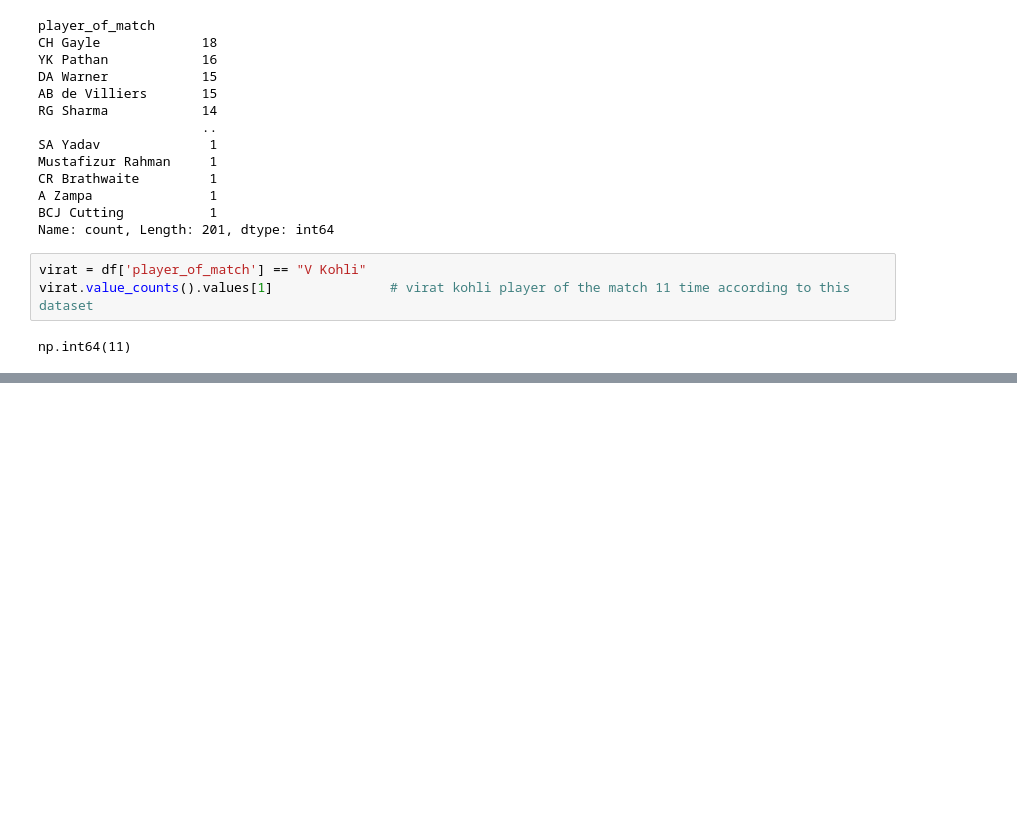
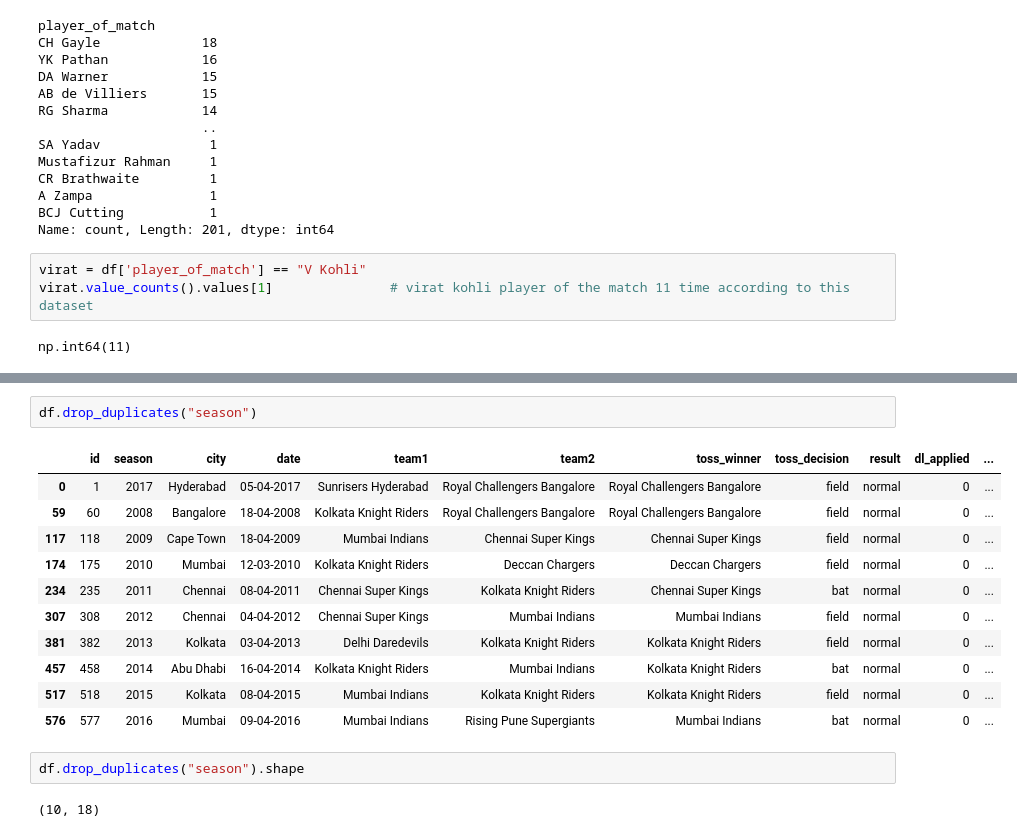
Before and after one commit to Srishti36912/Python_clg, a Jupyter notebook: ipl.ipynb, the cells around one changed output, grey strips where cells are left out. Cells and saved outputs as stored; diff of their text form; blank space fills up the shorter version.

```diff
--- a/ipl.ipynb
+++ b/ipl.ipynb
@@ -730,0 +777,18 @@ np.int64(11)
+# %%
+df.drop_duplicates("season")
+# %% [output]
+|  | id | season | city | date | team1 | team2 | toss_winner | toss_decision | result | dl_applied | ... |
+| 0 | 1 | 2017 | Hyderabad | 05-04-2017 | Sunrisers Hyderabad | Royal Challengers Bangalore | Royal Challengers Bangalore | field | normal | 0 | ... |
+| 59 | 60 | 2008 | Bangalore | 18-04-2008 | Kolkata Knight Riders | Royal Challengers Bangalore | Royal Challengers Bangalore | field | normal | 0 | ... |
+| 117 | 118 | 2009 | Cape Town | 18-04-2009 | Mumbai Indians | Chennai Super Kings | Chennai Super Kings | field | normal | 0 | ... |
+| 174 | 175 | 2010 | Mumbai | 12-03-2010 | Kolkata Knight Riders | Deccan Chargers | Deccan Chargers | field | normal | 0 | ... |
+| 234 | 235 | 2011 | Chennai | 08-04-2011 | Chennai Super Kings | Kolkata Knight Riders | Chennai Super Kings | bat | normal | 0 | ... |
+| 307 | 308 | 2012 | Chennai | 04-04-2012 | Chennai Super Kings | Mumbai Indians | Mumbai Indians | field | normal | 0 | ... |
+| 381 | 382 | 2013 | Kolkata | 03-04-2013 | Delhi Daredevils | Kolkata Knight Riders | Kolkata Knight Riders | field | normal | 0 | ... |
+| 457 | 458 | 2014 | Abu Dhabi | 16-04-2014 | Kolkata Knight Riders | Mumbai Indians | Kolkata Knight Riders | bat | normal | 0 | ... |
+| 517 | 518 | 2015 | Kolkata | 08-04-2015 | Mumbai Indians | Kolkata Knight Riders | Kolkata Knight Riders | field | normal | 0 | ... |
+| 576 | 577 | 2016 | Mumbai | 09-04-2016 | Mumbai Indians | Rising Pune Supergiants | Mumbai Indians | bat | normal | 0 | ... |
+# %%
+df.drop_duplicates("season").shape
+# %% [output]
+(10, 18)
```
Also changed, not shown: parts of 8 cells of this notebook.
